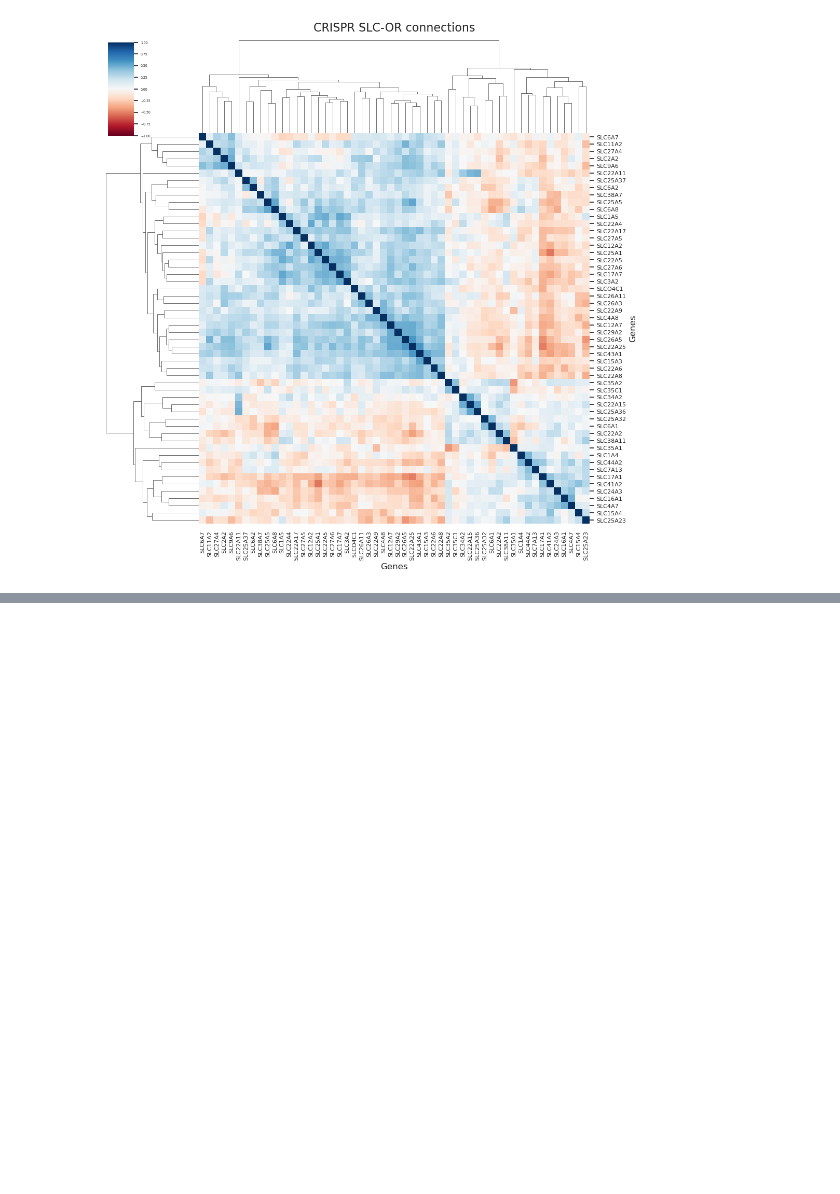
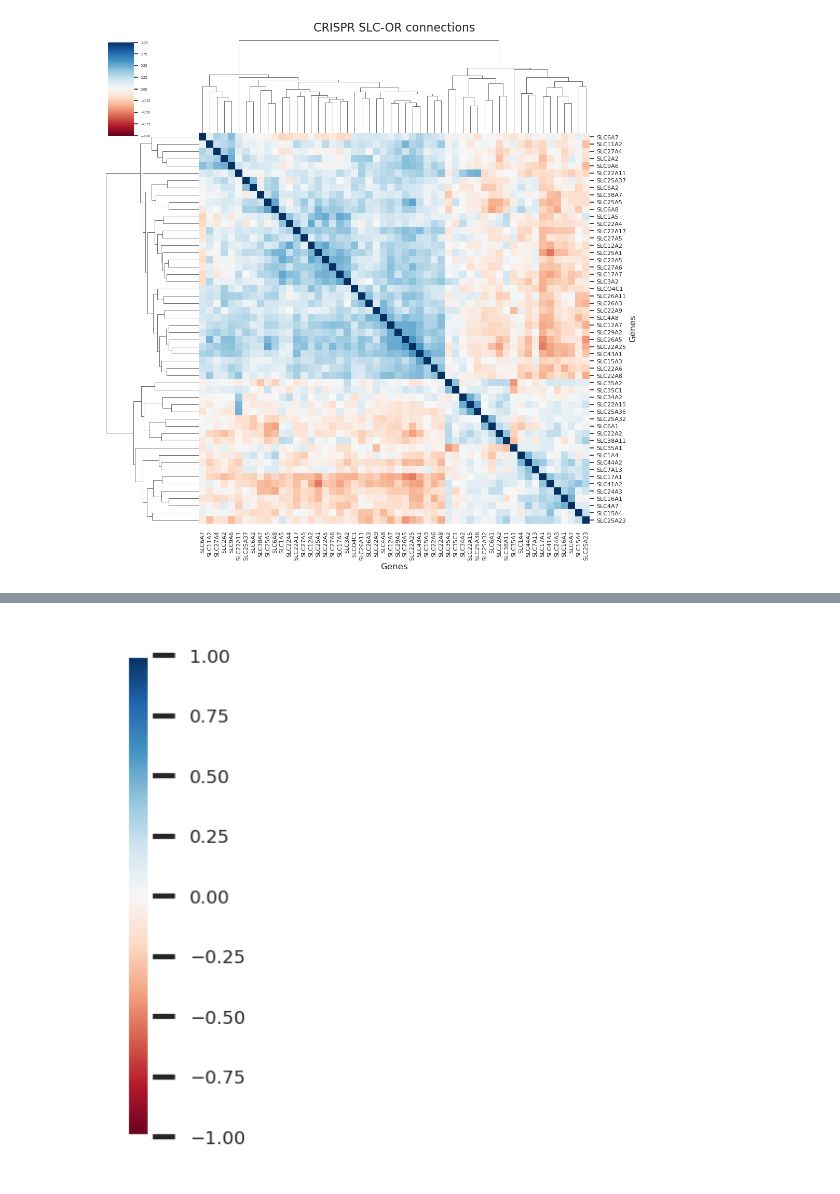
Before and after one commit to jump-cellpainting/2024_Chandrasekaran_Morphmap, a Jupyter notebook: 07.compute-cosine-similarities/06.check-SLC-OR-connections.ipynb, the cells around one changed output, grey strips where cells are left out. Cells and saved outputs as stored; diff of their text form; code cells hidden in the pictures; blank space fills up the shorter version.

```diff
--- a/07.compute-cosine-similarities/06.check-SLC-OR-connections.ipynb
+++ b/07.compute-cosine-similarities/06.check-SLC-OR-connections.ipynb
@@ -184,0 +215,14 @@ f.savefig("figures/crispr_slc-or-connections.svg", dpi=300)
+# %%
+figsize = (1, 3)
+fig, ax = plt.subplots(figsize=figsize, dpi=300)
+norm = Normalize(vmin=-1, vmax=1)
+sm = plt.cm.ScalarMappable(cmap="RdBu", norm=norm)
+sm.set_array([])
+
+cbar = plt.colorbar(sm, ax=ax, orientation="vertical")
+ax.remove()
+plt.tight_layout()
+plt.savefig("figures/slc_or_colorbar.png", dpi=300)
+plt.savefig("figures/slc_or_colorbar.svg", dpi=300)
+# %% [output]
+[figure, added]
```
Also changed, not shown: parts of 4 cells of this notebook, 5 other files.
